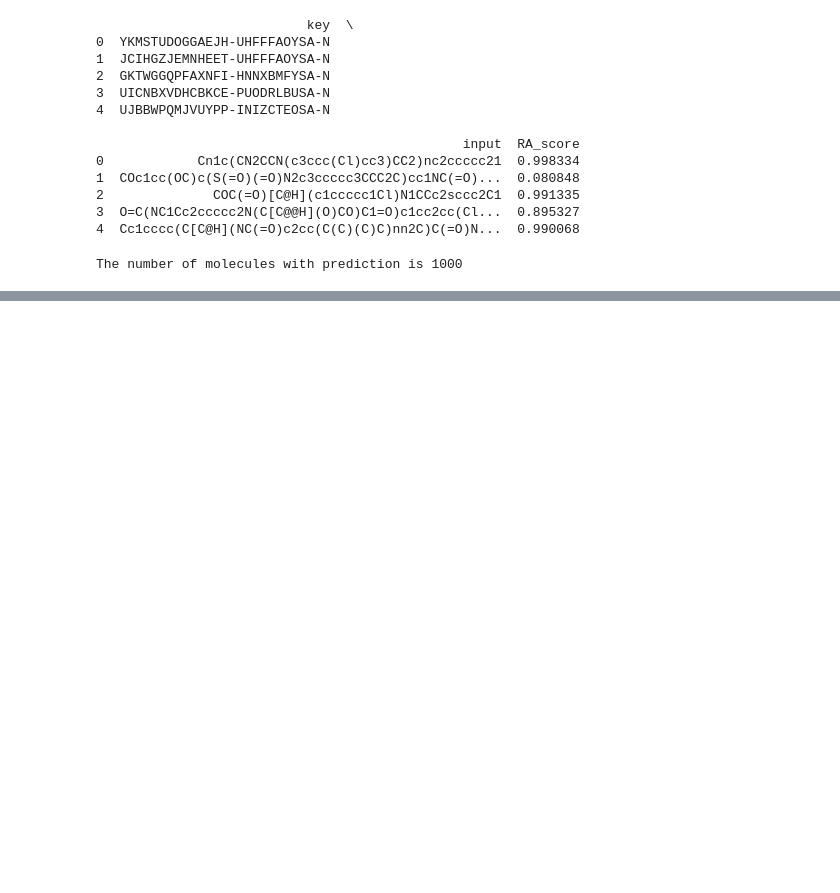
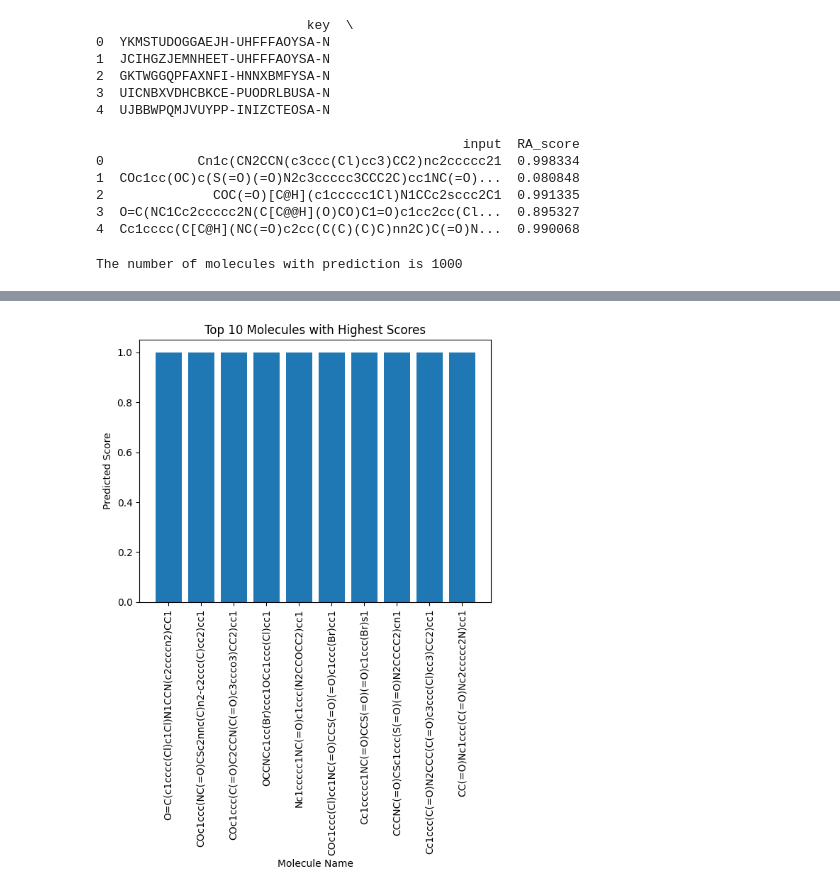
Before and after one commit to AlphonseBrandon/machine-learning-for-chemistry, a Jupyter notebook: notebooks/ra-score-prediction-model.ipynb, the cells around one changed output, grey strips where cells are left out. Saved outputs shown, nothing was run; the diff lists cells and outputs as text; code cells hidden in the pictures; blank space fills up the shorter version.

```diff
--- a/notebooks/ra-score-prediction-model.ipynb
+++ b/notebooks/ra-score-prediction-model.ipynb
@@ -249,0 +287,11 @@ The number of molecules with prediction is 1000
+# %%
+# @title Bar plot of top predicted molecules
+output = output.sort_values(by="RA_score", ascending=False).head(10)
+plt.bar(output["input"], output["RA_score"])
+plt.xlabel("Molecule Name")
+plt.ylabel("Predicted Score")
+plt.title("Top 10 Molecules with Highest Scores")
+plt.xticks(rotation=90)
+plt.show()
+# %% [output]
+[figure, added]
```
Also changed, not shown: parts of 7 cells of this notebook.
